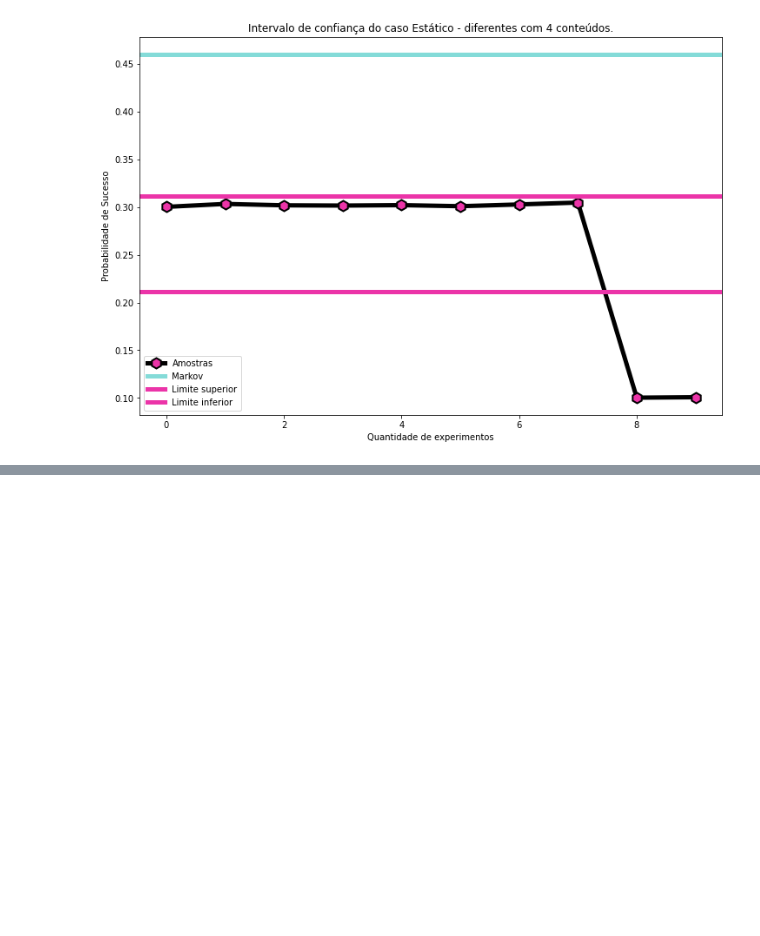
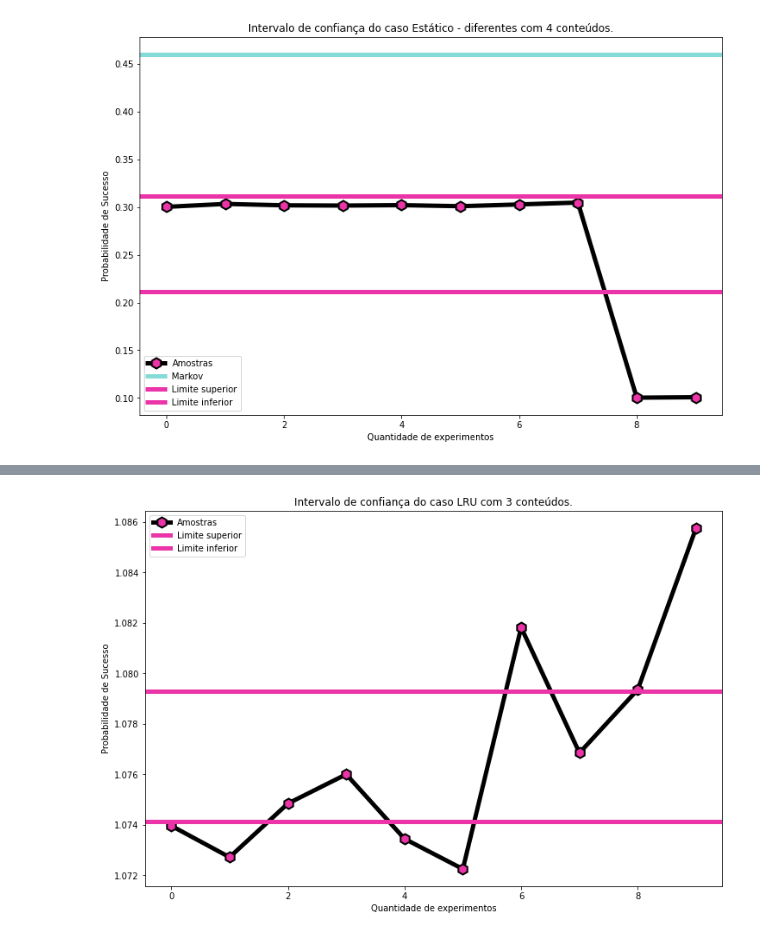
Before and after one commit to siliconemonster/AD-TrabalhoFinal, a Jupyter notebook: Simulação_AD.ipynb, the cells around one changed output, grey strips where cells are left out. Drawn from its saved outputs; the diff is of its cells as text; code cells hidden in the pictures; blank space fills up the shorter version.

```diff
--- a/Simulação_AD.ipynb
+++ b/Simulação_AD.ipynb
@@ -2588,0 +2858,8 @@ plotar_intervalo(tipo, str_tipo, sucessos, lim, num_elem, cenario)
+# %%
+str_tipo = 'LRU'
+tipo = 0
+lim, sucessos = intervaloConfiancaLRUC3
+
+plotar_intervalo(tipo, str_tipo, sucessos, lim, num_elem, cenario)
+# %% [output]
+[figure, added]
```
Also changed, not shown: parts of 38 cells of this notebook.
